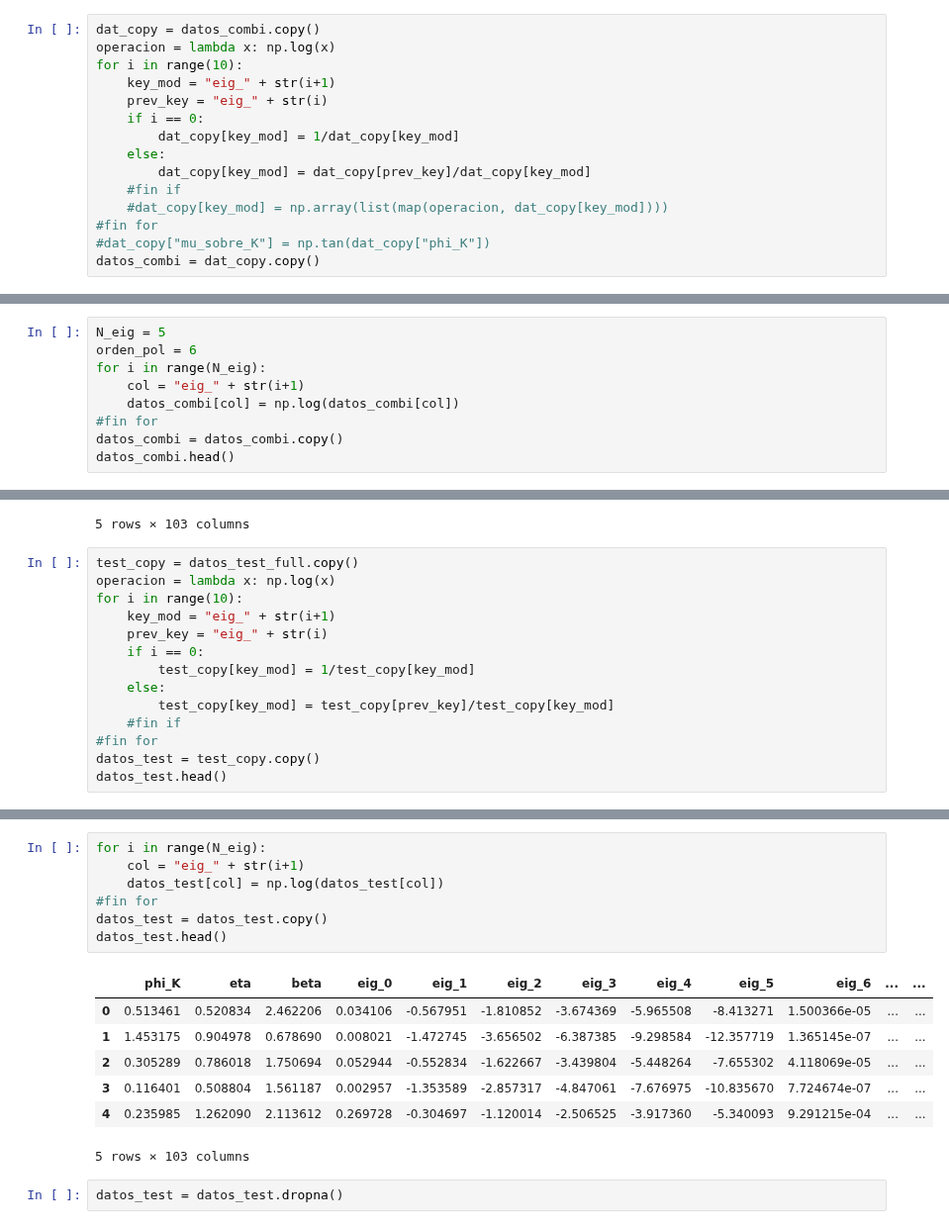
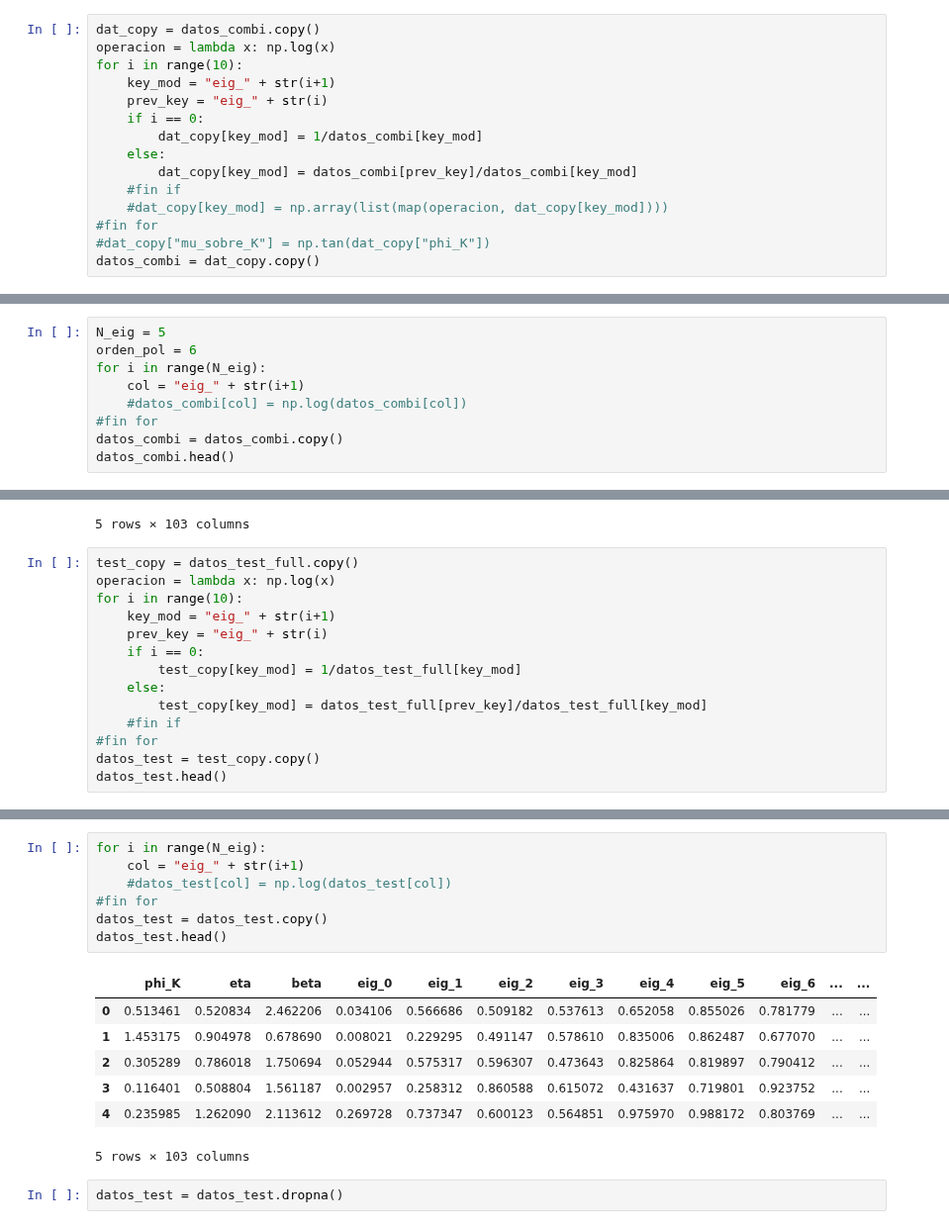
Before and after one commit to cubos-d/RUSpectroscopy_Tools, a Jupyter notebook: notebooks/procesar_combi.ipynb, the cells around one changed output, grey strips where cells are left out. Shown at 99% size. Drawn from its saved outputs; the diff is of its cells as text.

```diff
--- a/notebooks/procesar_combi.ipynb
+++ b/notebooks/procesar_combi.ipynb
@@ -20,9 +35,9 @@ for i in range(10):
     key_mod = "eig_" + str(i+1)
     prev_key = "eig_" + str(i)
     if i == 0:
-        dat_copy[key_mod] = 1/dat_copy[key_mod]
+        dat_copy[key_mod] = 1/datos_combi[key_mod]
     else:
-        dat_copy[key_mod] = dat_copy[prev_key]/dat_copy[key_mod]
+        dat_copy[key_mod] = datos_combi[prev_key]/datos_combi[key_mod]
     #fin if
     #dat_copy[key_mod] = np.array(list(map(operacion, dat_copy[key_mod])))
 #fin for
@@ -43,7 +58,7 @@ N_eig = 5
 orden_pol = 6
 for i in range(N_eig):
     col = "eig_" + str(i+1)
-    datos_combi[col] = np.log(datos_combi[col])
+    #datos_combi[col] = np.log(datos_combi[col])
 #fin for
 datos_combi = datos_combi.copy()
 datos_combi.head()
@@ -192,9 +207,9 @@ for i in range(10):
     key_mod = "eig_" + str(i+1)
     prev_key = "eig_" + str(i)
     if i == 0:
-        test_copy[key_mod] = 1/test_copy[key_mod]
+        test_copy[key_mod] = 1/datos_test_full[key_mod]
     else:
-        test_copy[key_mod] = test_copy[prev_key]/test_copy[key_mod]
+        test_copy[key_mod] = datos_test_full[prev_key]/datos_test_full[key_mod]
     #fin if
 #fin for
 datos_test = test_copy.copy()
@@ -210,17 +225,17 @@ datos_test.head()
 # %%
 for i in range(N_eig):
     col = "eig_" + str(i+1)
-    datos_test[col] = np.log(datos_test[col])
+    #datos_test[col] = np.log(datos_test[col])
 #fin for
 datos_test = datos_test.copy()
 datos_test.head()
 # %% [output]
 |  | phi_K | eta | beta | eig_0 | eig_1 | eig_2 | eig_3 | eig_4 | eig_5 | eig_6 | ... | ... |
-| 0 | 0.513461 | 0.520834 | 2.462206 | 0.034106 | -0.567951 | -1.810852 | -3.674369 | -5.965508 | -8.413271 | 1.500366e-05 | ... | ... |
-| 1 | 1.453175 | 0.904978 | 0.678690 | 0.008021 | -1.472745 | -3.656502 | -6.387385 | -9.298584 | -12.357719 | 1.365145e-07 | ... | ... |
-| 2 | 0.305289 | 0.786018 | 1.750694 | 0.052944 | -0.552834 | -1.622667 | -3.439804 | -5.448264 | -7.655302 | 4.118069e-05 | ... | ... |
-| 3 | 0.116401 | 0.508804 | 1.561187 | 0.002957 | -1.353589 | -2.857317 | -4.847061 | -7.676975 | -10.835670 | 7.724674e-07 | ... | ... |
-| 4 | 0.235985 | 1.262090 | 2.113612 | 0.269728 | -0.304697 | -1.120014 | -2.506525 | -3.917360 | -5.340093 | 9.291215e-04 | ... | ... |
+| 0 | 0.513461 | 0.520834 | 2.462206 | 0.034106 | 0.566686 | 0.509182 | 0.537613 | 0.652058 | 0.855026 | 0.781779 | ... | ... |
+| 1 | 1.453175 | 0.904978 | 0.678690 | 0.008021 | 0.229295 | 0.491147 | 0.578610 | 0.835006 | 0.862487 | 0.677070 | ... | ... |
+| 2 | 0.305289 | 0.786018 | 1.750694 | 0.052944 | 0.575317 | 0.596307 | 0.473643 | 0.825864 | 0.819897 | 0.790412 | ... | ... |
+| 3 | 0.116401 | 0.508804 | 1.561187 | 0.002957 | 0.258312 | 0.860588 | 0.615072 | 0.431637 | 0.719801 | 0.923752 | ... | ... |
+| 4 | 0.235985 | 1.262090 | 2.113612 | 0.269728 | 0.737347 | 0.600123 | 0.564851 | 0.975970 | 0.988172 | 0.803769 | ... | ... |
 5 rows × 103 columns
 # %%
 datos_test = datos_test.dropna()
```
Also changed, not shown: parts of 10 cells of this notebook, 3 other files.
